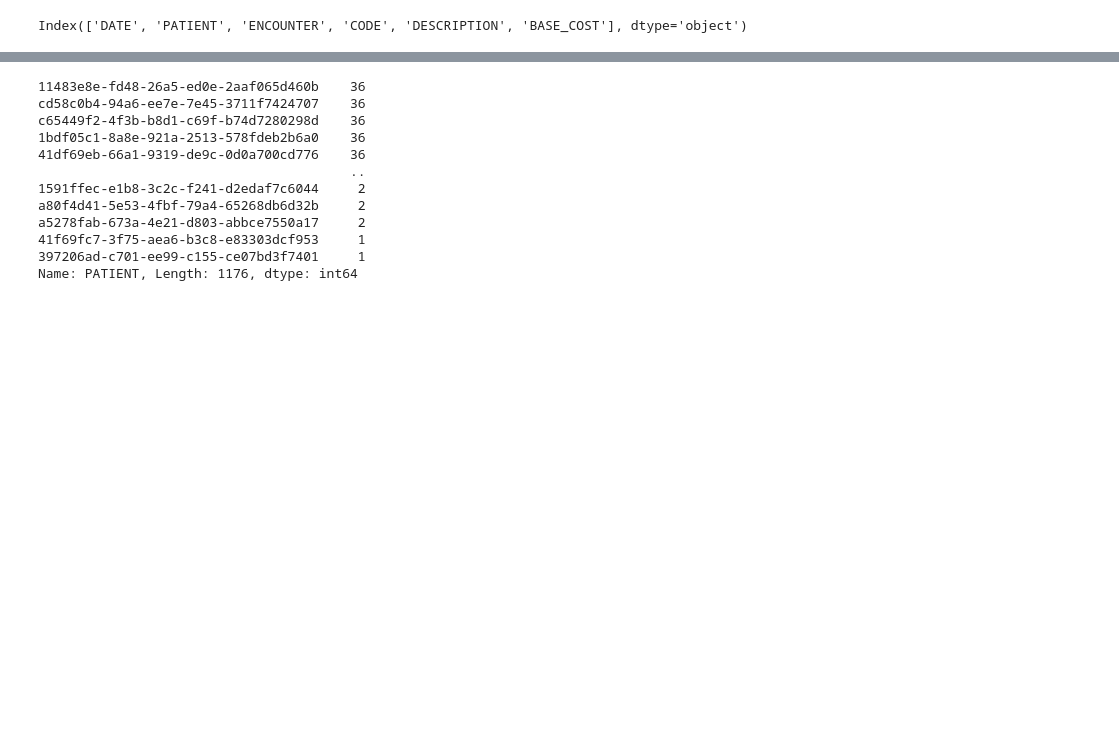
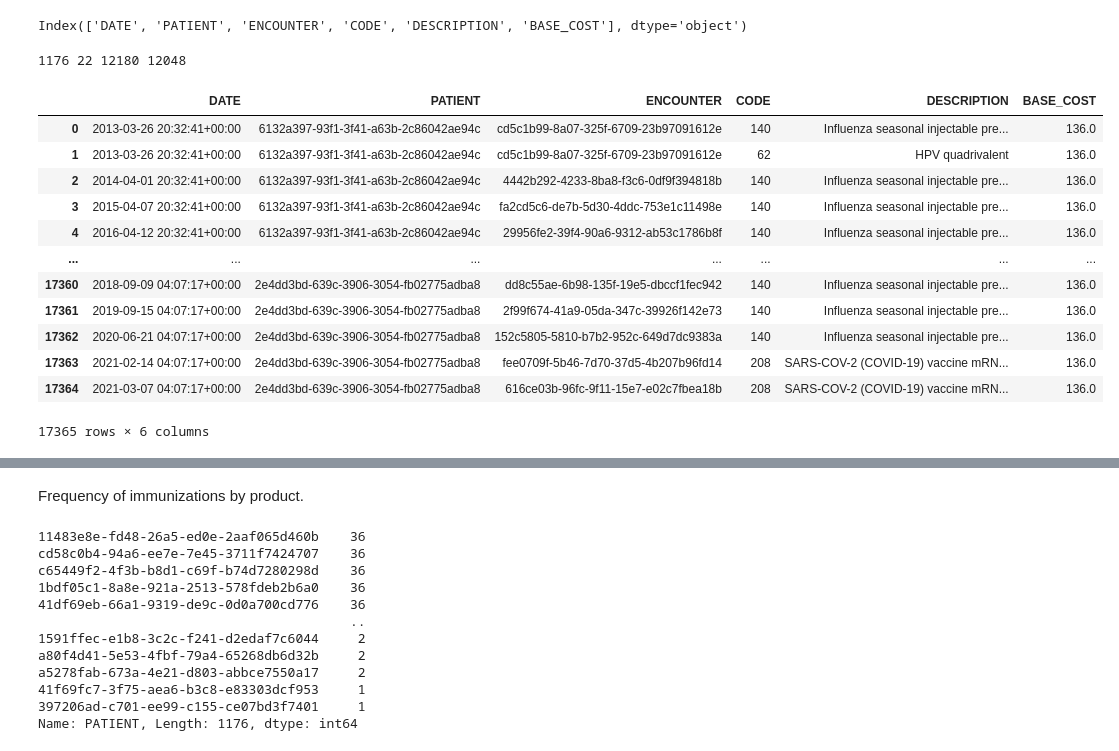
Before and after one commit to bsenst/dtc-de-2023, a Jupyter notebook: notebooks/eda-synthea-dataset.ipynb, the cells around one changed output, grey strips where cells are left out. Drawn from its saved outputs; the diff is of its cells as text; code cells hidden in the pictures; blank space fills up the shorter version.

```diff
--- a/notebooks/eda-synthea-dataset.ipynb
+++ b/notebooks/eda-synthea-dataset.ipynb
@@ -44,6 +44,29 @@ df_dict["immunizations"].columns
 Index(['DATE', 'PATIENT', 'ENCOUNTER', 'CODE', 'DESCRIPTION', 'BASE_COST'], dtype='object')
 # %%
 df_dict["immunizations"]["DATE"] = pd.to_datetime(df_dict["immunizations"]["DATE"])
+# %%
+print(df_dict["immunizations"]["PATIENT"].nunique(),
+      df_dict["immunizations"]["CODE"].nunique(),
+      df_dict["immunizations"]["ENCOUNTER"].nunique(),
+      df_dict["immunizations"]["DATE"].nunique())
+# %% [output]
+1176 22 12180 12048
+# %%
+df_dict["immunizations"]
+# %% [output]
+|  | DATE | PATIENT | ENCOUNTER | CODE | DESCRIPTION | BASE_COST |
+| 0 | 2013-03-26 20:32:41+00:00 | 6132a397-93f1-3f41-a63b-2c86042ae94c | cd5c1b99-8a07-325f-6709-23b97091612e | 140 | Influenza seasonal injectable pre... | 136.0 |
+| 1 | 2013-03-26 20:32:41+00:00 | 6132a397-93f1-3f41-a63b-2c86042ae94c | cd5c1b99-8a07-325f-6709-23b97091612e | 62 | HPV quadrivalent | 136.0 |
+| 2 | 2014-04-01 20:32:41+00:00 | 6132a397-93f1-3f41-a63b-2c86042ae94c | 4442b292-4233-8ba8-f3c6-0df9f394818b | 140 | Influenza seasonal injectable pre... | 136.0 |
+| 3 | 2015-04-07 20:32:41+00:00 | 6132a397-93f1-3f41-a63b-2c86042ae94c | fa2cd5c6-de7b-5d30-4ddc-753e1c11498e | 140 | Influenza seasonal injectable pre... | 136.0 |
+| 4 | 2016-04-12 20:32:41+00:00 | 6132a397-93f1-3f41-a63b-2c86042ae94c | 29956fe2-39f4-90a6-9312-ab53c1786b8f | 140 | Influenza seasonal injectable pre... | 136.0 |
+| ... | ... | ... | ... | ... | ... | ... |
+| 17360 | 2018-09-09 04:07:17+00:00 | 2e4dd3bd-639c-3906-3054-fb02775adba8 | dd8c55ae-6b98-135f-19e5-dbccf1fec942 | 140 | Influenza seasonal injectable pre... | 136.0 |
+| 17361 | 2019-09-15 04:07:17+00:00 | 2e4dd3bd-639c-3906-3054-fb02775adba8 | 2f99f674-41a9-05da-347c-39926f142e73 | 140 | Influenza seasonal injectable pre... | 136.0 |
+| 17362 | 2020-06-21 04:07:17+00:00 | 2e4dd3bd-639c-3906-3054-fb02775adba8 | 152c5805-5810-b7b2-952c-649d7dc9383a | 140 | Influenza seasonal injectable pre... | 136.0 |
+| 17363 | 2021-02-14 04:07:17+00:00 | 2e4dd3bd-639c-3906-3054-fb02775adba8 | fee0709f-5b46-7d70-37d5-4b207b96fd14 | 208 | SARS-COV-2 (COVID-19) vaccine mRN... | 136.0 |
+| 17364 | 2021-03-07 04:07:17+00:00 | 2e4dd3bd-639c-3906-3054-fb02775adba8 | 616ce03b-96fc-9f11-15e7-e02c7fbea18b | 208 | SARS-COV-2 (COVID-19) vaccine mRN... | 136.0 |
+17365 rows × 6 columns
 # %%
 df_dict["immunizations"]["DESCRIPTION"].value_counts()
 # %% [output]
@@ -64,6 +87,8 @@ meningococcal polysaccharide (groups A  C  Y and W-135) diphtheria toxoid conjug
 zoster vaccine recombinant                                                                                             2
 tetanus toxoid  reduced diphtheria toxoid  and acellular pertussis vaccine  adsorbed                                   2
 Name: DESCRIPTION, dtype: int64
+# %% [markdown]
+Frequency of immunizations by product.
 # %%
 df_dict["immunizations"]["PATIENT"].value_counts()
 # %% [output]
```
Also changed, not shown: parts of 23 cells of this notebook.
